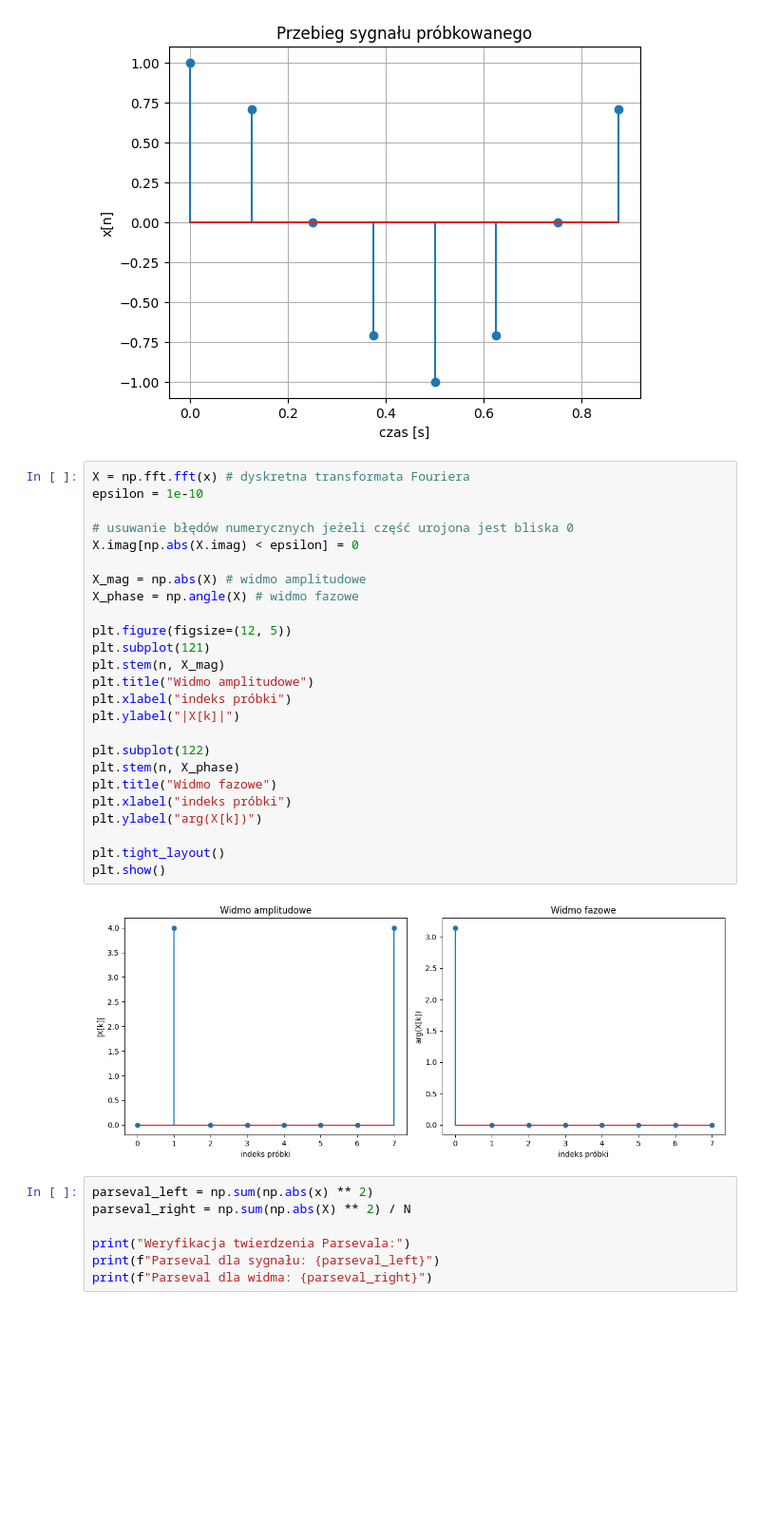
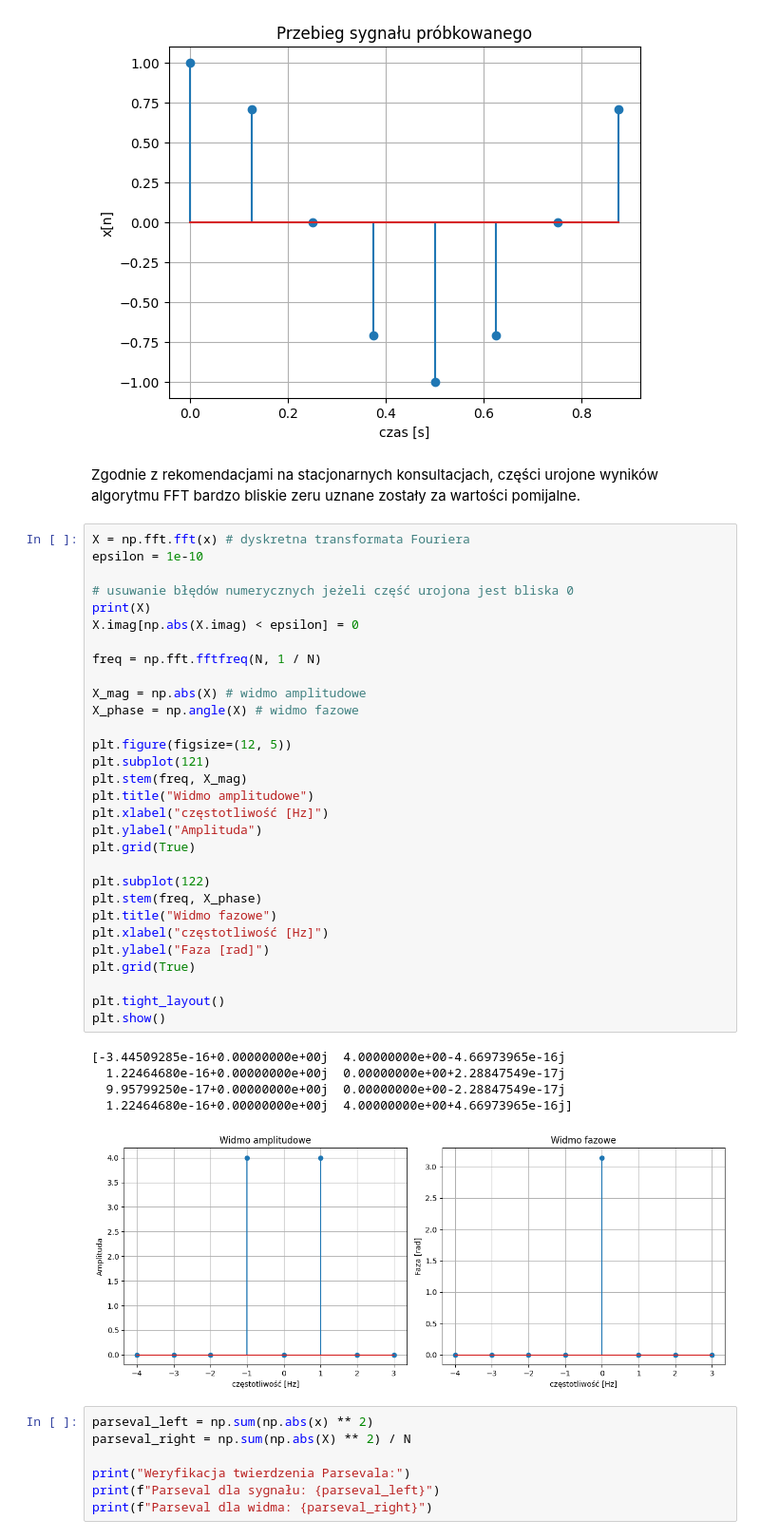
Before and after one commit to maciejb7/WMM_2025L, a Jupyter notebook: LAB1.ipynb, the cells around one changed output. Shown at 95% size. Saved outputs shown, nothing was run; the diff lists cells and outputs as text; blank space fills up the shorter version.

```diff
--- a/LAB1.ipynb
+++ b/LAB1.ipynb
@@ -24,33 +24,44 @@ plt.ylabel("x[n]")
 plt.grid(True)
 # %% [output]
 [figure]
+# %% [markdown]
+Zgodnie z rekomendacjami na stacjonarnych konsultacjach, części urojone wyników algorytmu FFT bardzo bliskie zeru uznane zostały za wartości pomijalne.
 # %%
 X = np.fft.fft(x) # dyskretna transformata Fouriera
 epsilon = 1e-10
 
 # usuwanie błędów numerycznych jeżeli część urojona jest bliska 0
+print(X)
 X.imag[np.abs(X.imag) < epsilon] = 0
+
+freq = np.fft.fftfreq(N, 1 / N)
 
 X_mag = np.abs(X) # widmo amplitudowe
 X_phase = np.angle(X) # widmo fazowe
 
 plt.figure(figsize=(12, 5))
 plt.subplot(121)
-plt.stem(n, X_mag)
+plt.stem(freq, X_mag)
 plt.title("Widmo amplitudowe")
-plt.xlabel("indeks próbki")
-plt.ylabel("|X[k]|")
+plt.xlabel("częstotliwość [Hz]")
+plt.ylabel("Amplituda")
+plt.grid(True)
 
 plt.subplot(122)
-plt.stem(n, X_phase)
+plt.stem(freq, X_phase)
 plt.title("Widmo fazowe")
-plt.xlabel("indeks próbki")
-plt.ylabel("arg(X[k])")
+plt.xlabel("częstotliwość [Hz]")
+plt.ylabel("Faza [rad]")
+plt.grid(True)
 
 plt.tight_layout()
 plt.show()
 # %% [output]
+[-3.44509285e-16+0.00000000e+00j  4.00000000e+00-4.66973965e-16j
+  1.22464680e-16+0.00000000e+00j  0.00000000e+00+2.28847549e-17j
+  9.95799250e-17+0.00000000e+00j  0.00000000e+00-2.28847549e-17j
+  1.22464680e-16+0.00000000e+00j  4.00000000e+00+4.66973965e-16j]
-[figure, old version]
+[figure, new version]
 # %%
 parseval_left = np.sum(np.abs(x) ** 2)
 parseval_right = np.sum(np.abs(X) ** 2) / N
```
Also changed, not shown: parts of 6 cells of this notebook.
